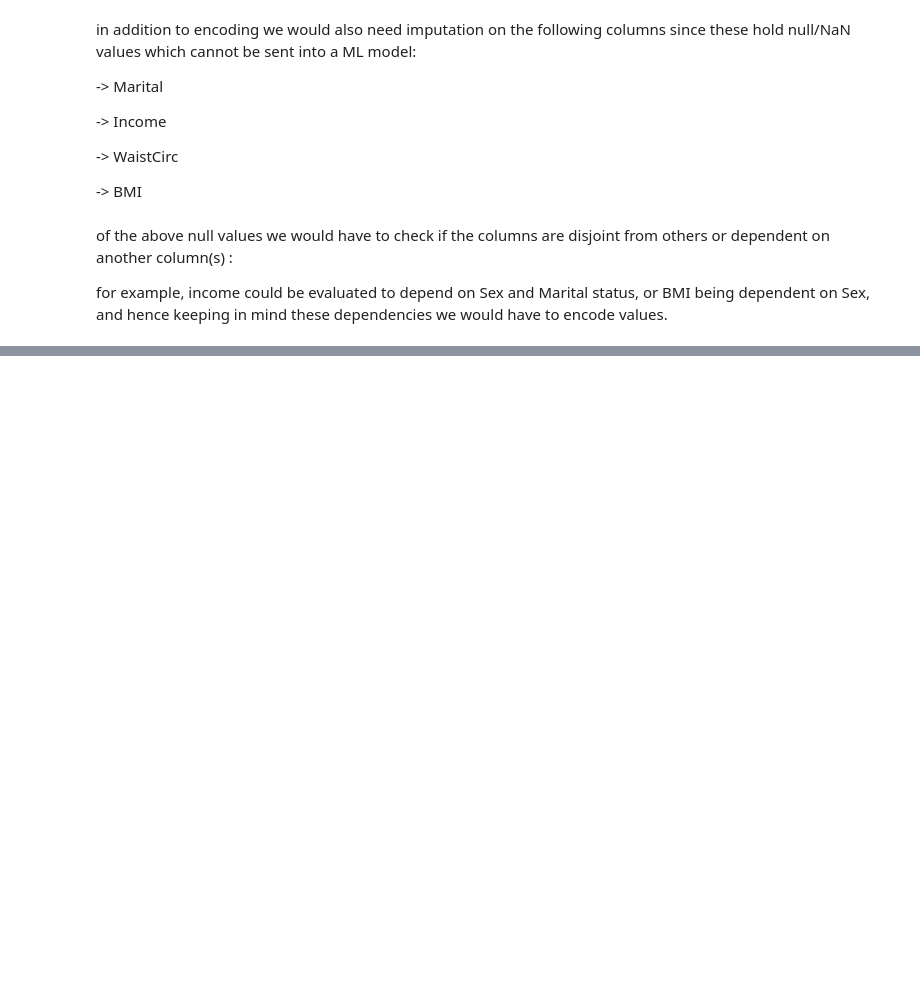
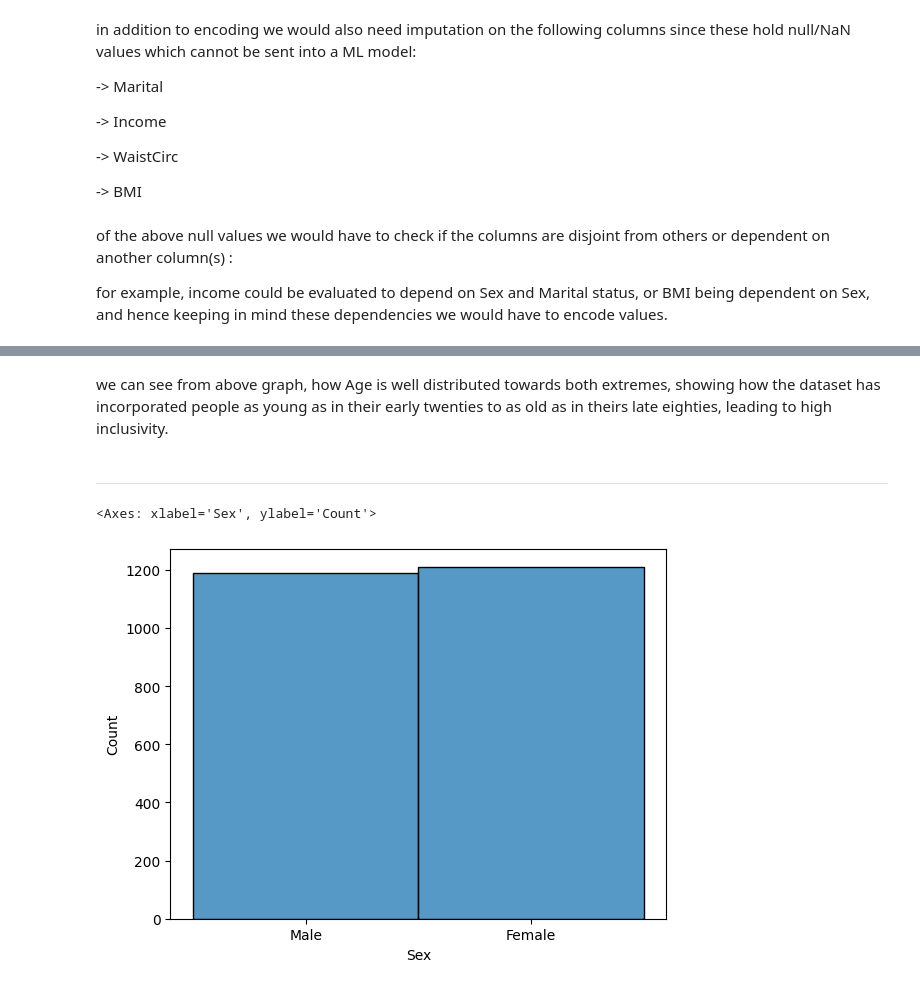
Before and after one commit to SrijanShovit/HealthLearning, a Jupyter notebook: Metabolic Syndrome Prediction/metabolic_syndrome_predict.ipynb, the cells around one changed output, grey strips where cells are left out. Saved outputs shown, nothing was run; the diff lists cells and outputs as text; code cells hidden in the pictures; blank space fills up the shorter version.

```diff
--- a/Metabolic Syndrome Prediction/metabolic_syndrome_predict.ipynb
+++ b/Metabolic Syndrome Prediction/metabolic_syndrome_predict.ipynb
@@ -220,0 +248,9 @@ for example, income could be evaluated to depend on Sex and Marital status, or B
+# %% [markdown]
+we can see from above graph, how Age is well distributed towards both extremes, showing how the dataset has incorporated people as young as in their early twenties to as old as in theirs late eighties, leading to high inclusivity.
+# %% [markdown]
+---
+# %%
+sns.histplot(df['Sex']) # histogram plot for Sex-count
+# %% [output]
+<Axes: xlabel='Sex', ylabel='Count'>
+[figure, added]
```
Also changed, not shown: parts of 86 cells of this notebook.
